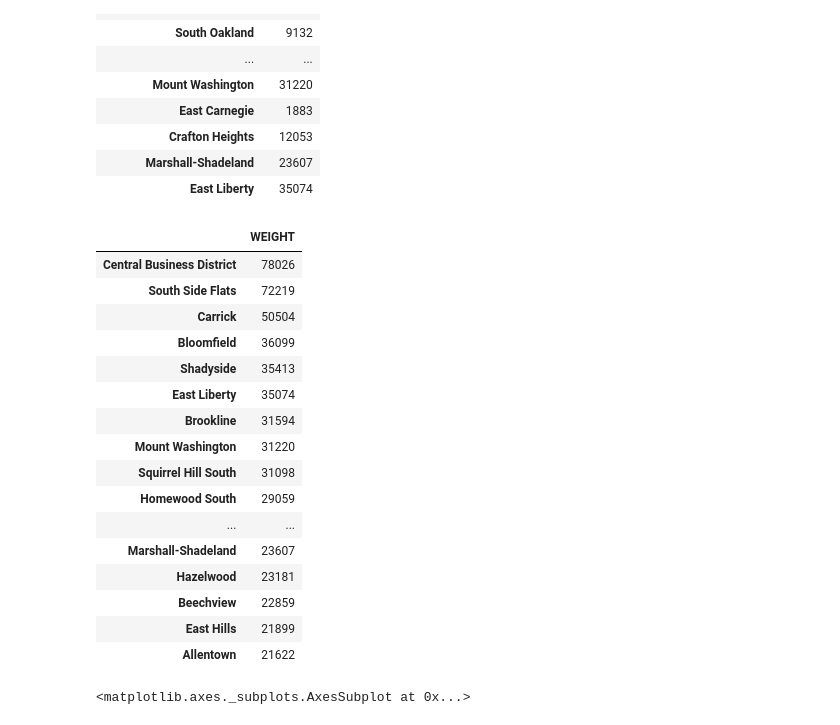
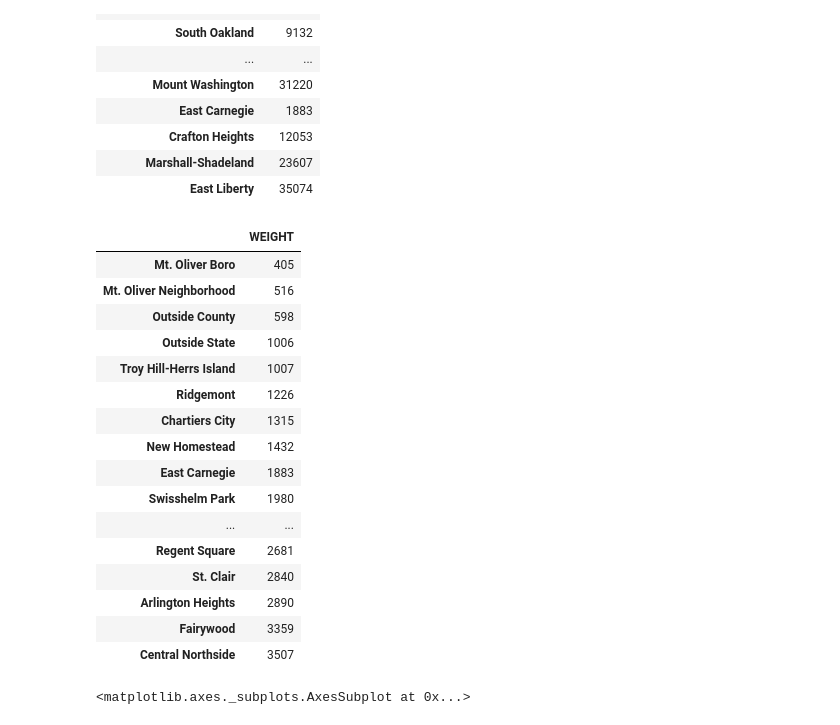
Before and after one commit to laural888/BigIdeasFinalProject, a Jupyter notebook: ink27-safety_analysis.ipynb, the cells around one changed output. Cells and saved outputs as stored; diff of their text form; code cells hidden in the pictures.

```diff
--- a/ink27-safety_analysis.ipynb
+++ b/ink27-safety_analysis.ipynb
@@ -179,25 +146,25 @@ countDF.head(20)
 | East Liberty | 35074 |
 # %%
 # the weight values are sorted and shown in ascending order to show the safest neighborhoods
-countDF.sort_values(by="WEIGHT", ascending=False, ignore_index=False).head(20)
+countDF.sort_values(by="WEIGHT", ascending=True, ignore_index=False).head(20)
 # %% [output]
 |  | WEIGHT |
-| Central Business District | 78026 |
-| South Side Flats | 72219 |
-| Carrick | 50504 |
-| Bloomfield | 36099 |
-| Shadyside | 35413 |
-| East Liberty | 35074 |
-| Brookline | 31594 |
-| Mount Washington | 31220 |
-| Squirrel Hill South | 31098 |
-| Homewood South | 29059 |
+| Mt. Oliver Boro | 405 |
+| Mt. Oliver Neighborhood | 516 |
+| Outside County | 598 |
+| Outside State | 1006 |
+| Troy Hill-Herrs Island | 1007 |
+| Ridgemont | 1226 |
+| Chartiers City | 1315 |
+| New Homestead | 1432 |
+| East Carnegie | 1883 |
+| Swisshelm Park | 1980 |
 | ... | ... |
-| Marshall-Shadeland | 23607 |
-| Hazelwood | 23181 |
-| Beechview | 22859 |
-| East Hills | 21899 |
-| Allentown | 21622 |
+| Regent Square | 2681 |
+| St. Clair | 2840 |
+| Arlington Heights | 2890 |
+| Fairywood | 3359 |
+| Central Northside | 3507 |
 # %%
 # all the weights and paired neighborhoods are shown on the bar graph
 countDF.plot.bar()
```
Also changed, not shown: parts of 9 cells of this notebook.
